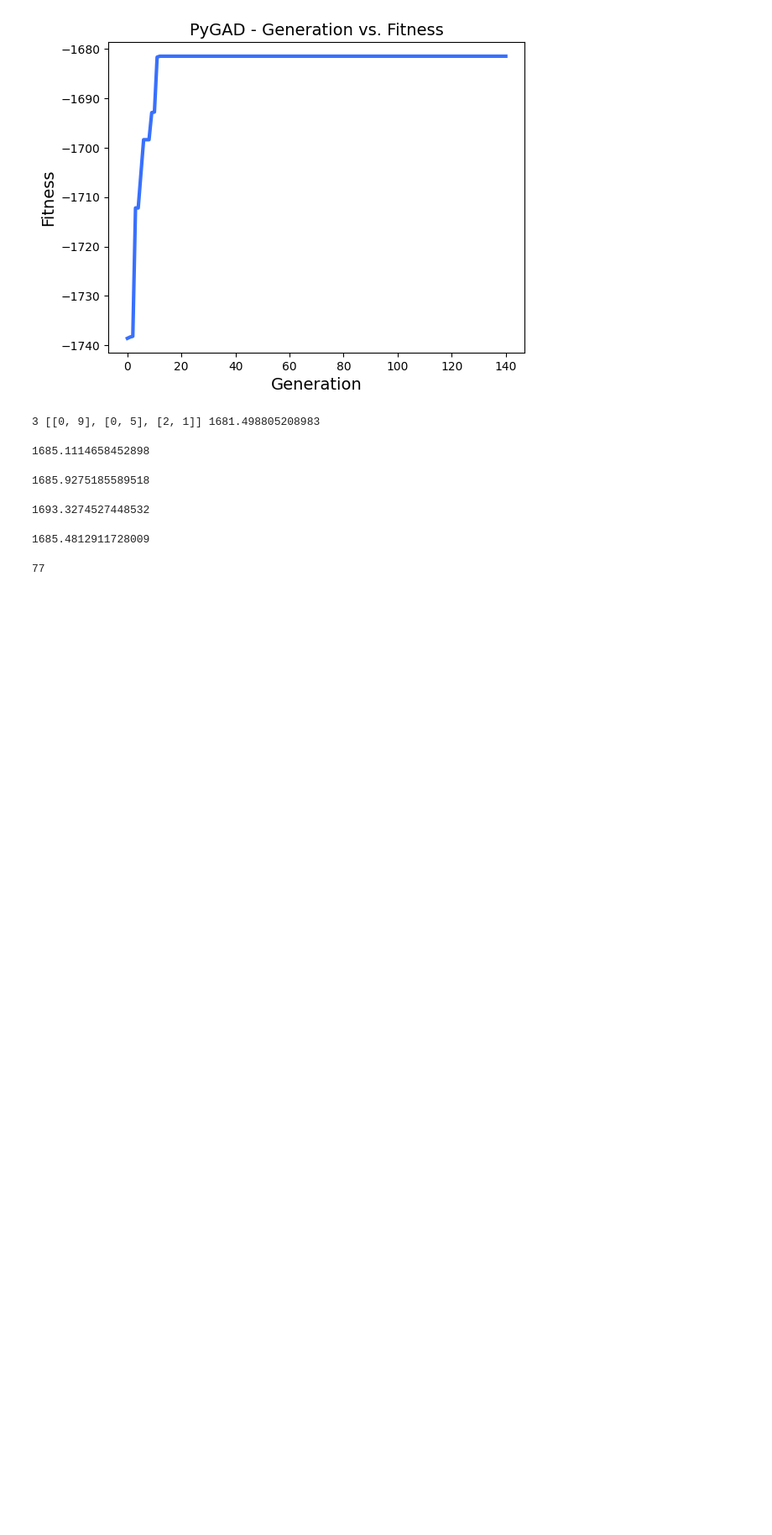
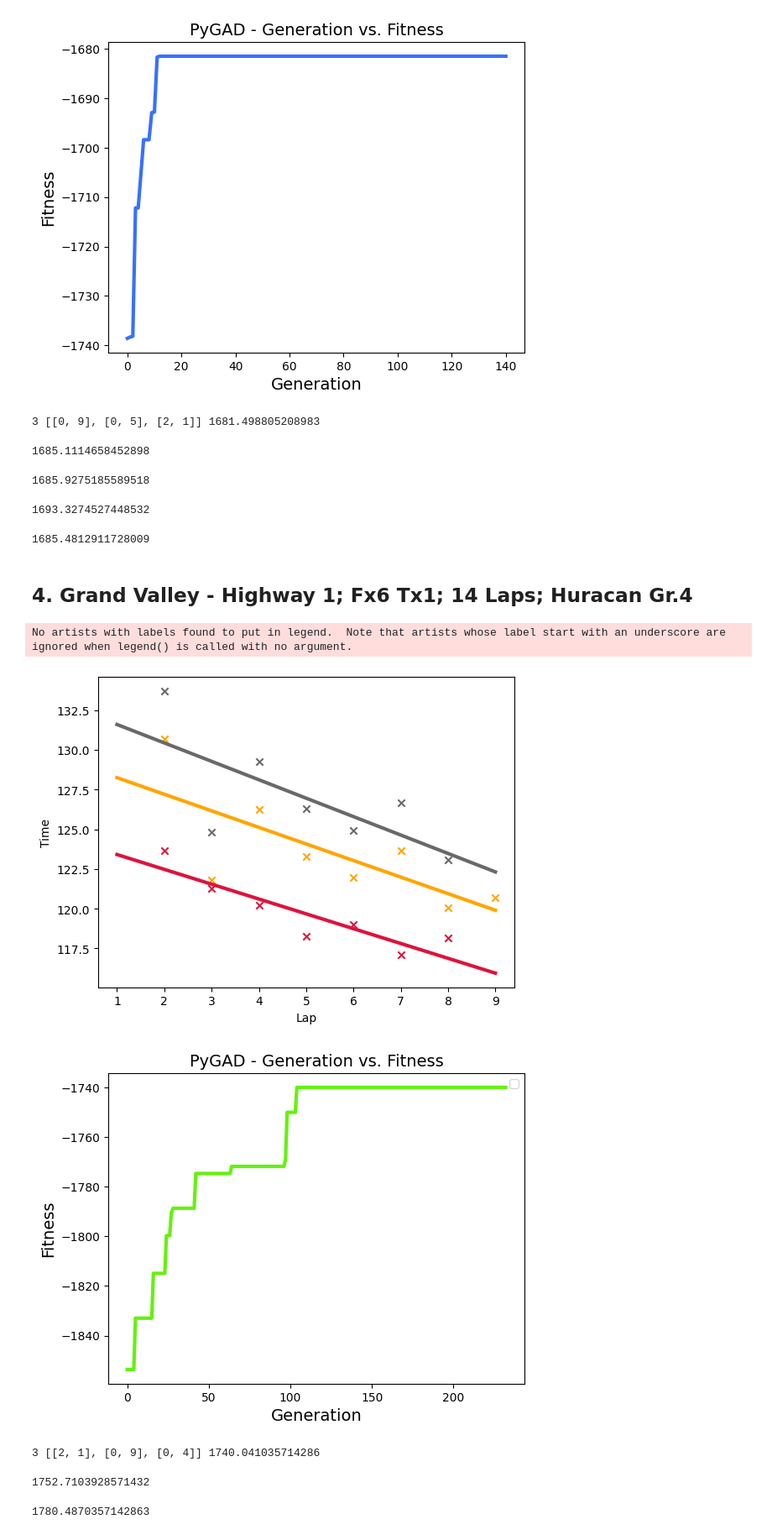
Before and after one commit to gediminasz/simracing, a Jupyter notebook: gtws/manu2324exh1.ipynb, the cells around one changed output. Shown: that part at 84% size. Cells and saved outputs as stored; diff of their text form; code cells hidden in the pictures; blank space fills up the shorter version.

```diff
--- a/gtws/manu2324exh1.ipynb
+++ b/gtws/manu2324exh1.ipynb
@@ -101,9 +99,43 @@ model2.evaluate(((Tyre.RH, 9), (Tyre.RS, 6)))
 model2.evaluate(((Tyre.RH, 2), (Tyre.RS, 7), (Tyre.RS, 6)))
 # %% [output]
 1685.4812911728009
-# %%
-7*11
-# %% [output]
-77
 # %%
 # TODO min laps required parameter (e,g, FIA allows min 1 lap while GTSRL requires 2)
+# %% [markdown]
+## 4. Grand Valley - Highway 1; Fx6 Tx1; 14 Laps; Huracan Gr.4
+# %%
+# RH times and pit cost are guesstimated
+
+data = """
+Lap	RH	RM	RS
+2	133.711	130.711	123.661
+3	124.806	121.806	121.302
+4	129.241	126.241	120.235
+5	126.297	123.297	118.261
+6	124.941	121.941	119.030
+7	126.647	123.647	117.102
+8	123.085	120.085	118.147
+9		120.723
+"""
+
+model3 = strategize(
+    data,
+    available_compounds={Tyre.RH, Tyre.RM, Tyre.RS},
+    required_compounds={Tyre.RH},
+    lap_count=14,
+    max_stint_length=9,
+    pit_cost=15,
+)
+# %% [output]
+No artists with labels found to put in legend.  Note that artists whose label start with an underscore are ignored when legend() is called with no argument.
+[figure, added]
+[figure, added]
+3 [[2, 1], [0, 9], [0, 4]] 1740.041035714286
+# %%
+model3.evaluate(((Tyre.RH, 5), (Tyre.RS, 9)))
+# %% [output]
+1752.7103928571432
+# %%
+model3.evaluate(((Tyre.RH, 9), (Tyre.RS, 5)))
+# %% [output]
+1780.4870357142863
```
Also changed, not shown: parts of 5 cells of this notebook.
